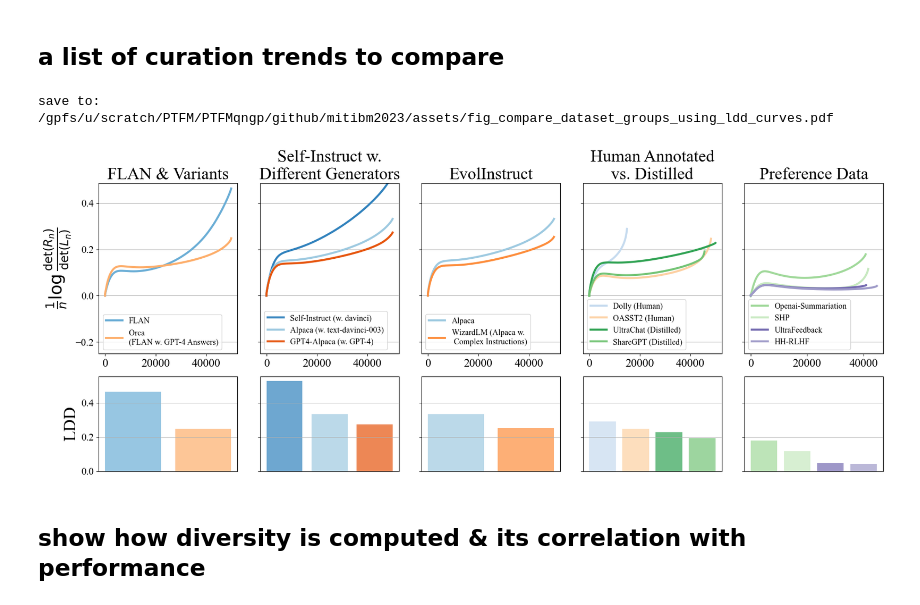
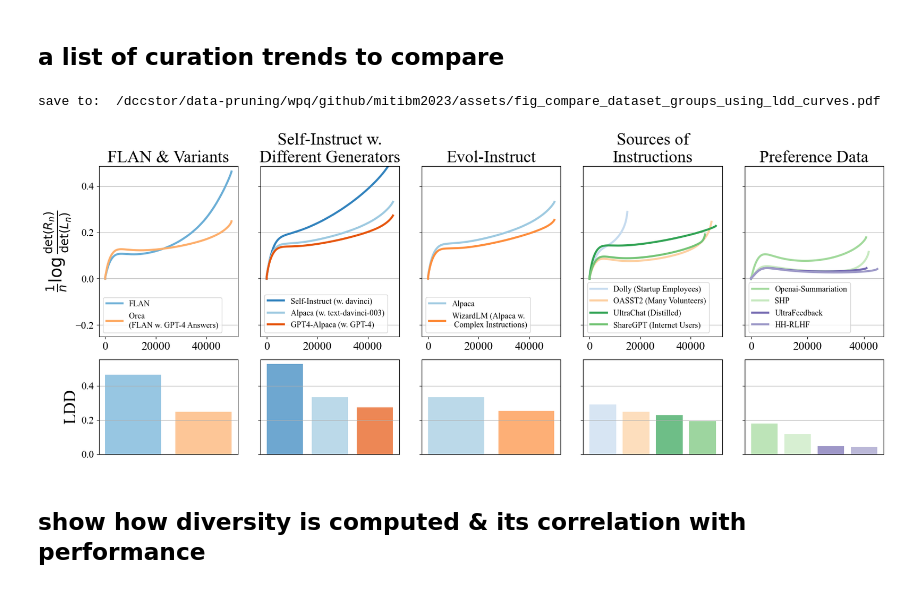
Before and after one commit to tt6746690/open-instruct, a Jupyter notebook: scripts/note_pruning.ipynb, the cells around one changed output. Cells and saved outputs as stored; diff of their text form; code cells hidden in the pictures.

```diff
--- a/scripts/note_pruning.ipynb
+++ b/scripts/note_pruning.ipynb
@@ -593,8 +632,8 @@ import matplotlib as mpl
 import scipy
 
 from matplotlib import font_manager
-# font_path = '/dccstor/data-pruning/miniconda3/pkgs/mscorefonts-0.0.1-3/fonts/times.ttf'  # Your font path goes here
-font_path = '/gpfs/u/scratch/PTFM/PTFMqngp/miniconda3/pkgs/mscorefonts-0.0.1-3/fonts/times.ttf'
+font_path = '/dccstor/data-pruning/miniconda3/pkgs/mscorefonts-0.0.1-3/fonts/times.ttf'  # Your font path goes here
+# font_path = '/gpfs/u/scratch/PTFM/PTFMqngp/miniconda3/pkgs/mscorefonts-0.0.1-3/fonts/times.ttf'
 font_manager.fontManager.addfont(font_path)
 prop = font_manager.FontProperties(fname=font_path)
 plt.rcParams['font.family'] = 'sans-serif'
@@ -683,7 +722,7 @@ dataset_list = [
 #     'ultrafeedback',
 ]
 
-dataset_list_name = 'chat'
+dataset_list_name = 'all'
 
 if dataset_list_name == 'chat':
     dataset_list = [
@@ -823,7 +868 @@ Missing:  set()
  ('flan_v2', 'randsphere')]
-# %%
-a = np.log(ys_div); b = np.log(ys_perf)
-# a = ys_div; b = ys_perf
-ρ = scipy.stats.pearsonr(a, b).statistic
-ρs = scipy.stats.spearmanr(a, b).statistic
-ρ, ρs
@@ -929,15 +966,16 @@ datsets_groups = {
         ['self_instruct50k', 'stanford_alpaca50k', 'gpt4_alpaca50k'],
         [r'Self-Instruct (w. davinci)', 'Alpaca (w. text-davinci-003)', 'GPT4-Alpaca (w. GPT-4)']
     ),
-    'EvolInstruct': (
+    'Evol-Instruct': (
         ['stanford_alpaca50k', 'wizardlm_alpaca'],
         ['Alpaca', 'WizardLM (Alpaca w.\n Complex Instructions)']
     ),
 #     'Human Annotated': ['flan_v250k', 'dolly', 'oasst2'],
 #     'Distilled': ['sharegpt50k, wizardlm50k', 'ultrachat50k'],
-    'Human Annotated\nvs. Distilled': (
+    'Sources of\nInstructions': ( # Human Annotated\nvs. Distilled
         ['dolly', 'oasst2', 'sharegpt50k', 'ultrachat50k'],
-        ['Dolly (Human)', 'OASST2 (Human)', 'ShareGPT (Distilled)', 'UltraChat (Distilled)'],
+#         ['Dolly (Human)', 'OASST2 (Human)', 'ShareGPT (Distilled)', 'UltraChat (Distilled)'],
+        [r'Dolly (Startup Employees)', r'OASST2 (Many Volunteers)', r'ShareGPT (Internet Users)', r'UltraChat (Distilled)']
     ),
     'Preference Data': ['shp', 'openai_sum', 'hh_rlhf', 'ultrafeedback'],
 }
@@ -977,36 +1015,36 @@ with mpl.rc_context(rcparams):
         ys_perf = [perfs[x] if x in perfs else 0 for x in xs]
         if sort_by == 'div': sort_by_ind = 1
         elif sort_by == 'perf': sort_by_ind = 2
         else: raise ValueError()
         xs, ys_div, ys_perf = list(zip(*sorted(list(zip(xs, ys_div, ys_perf)), key=lambda x: x[sort_by_ind], reverse=True)))
         ax.bar(xs, ys_div, alpha=.7, align='center', color=[color_fn(x) for x in xs])
 #         ax.set_xticks(xs, xs, ha='right', rotation=45)
         ax.set_xticks([])
         ax.grid(axis='y')
 
     # set ylabel
     axs.reshape(nrows, ncols)[0, 0].set_ylabel(r'$\frac{1}{n}\log\frac{\det(R_n)}{\det(L_n)}$')
     axs.reshape(nrows, ncols)[1, 0].set_ylabel('LDD')
     # display less xticks
     for j in range(ncols):
         axs.reshape(nrows, ncols)[0, j].locator_params(nbins=4, axis='x')
         axs.reshape(nrows, ncols)[0, j].locator_params(nbins=5, axis='y')
         axs.reshape(nrows, ncols)[1, j].locator_params(nbins=4, axis='y')
 
 
     fig.tight_layout()
 
-save_plt = True
+save_plt = False
 if save_plt:
     from note_pruning_analysis import assets_dir
     save_path = os.path.join(assets_dir, (f'fig_compare_dataset_groups_using_ldd_curves.pdf'))
     print('save to: ', save_path)
     fig.savefig(save_path, bbox_inches='tight', dpi=100)
 
 plt.show()
 # %% [output]
-save to:  /gpfs/u/scratch/PTFM/PTFMqngp/github/mitibm2023/assets/fig_compare_dataset_groups_using_ldd_curves.pdf
+save to:  /dccstor/data-pruning/wpq/github/mitibm2023/assets/fig_compare_dataset_groups_using_ldd_curves.pdf
-[figure, old version]
+[figure, new version]
 # %% [markdown]
 ## show how diversity is computed & its correlation with performance
 # %%
```
Also changed, not shown: parts of 9 cells of this notebook, 7 other files.
